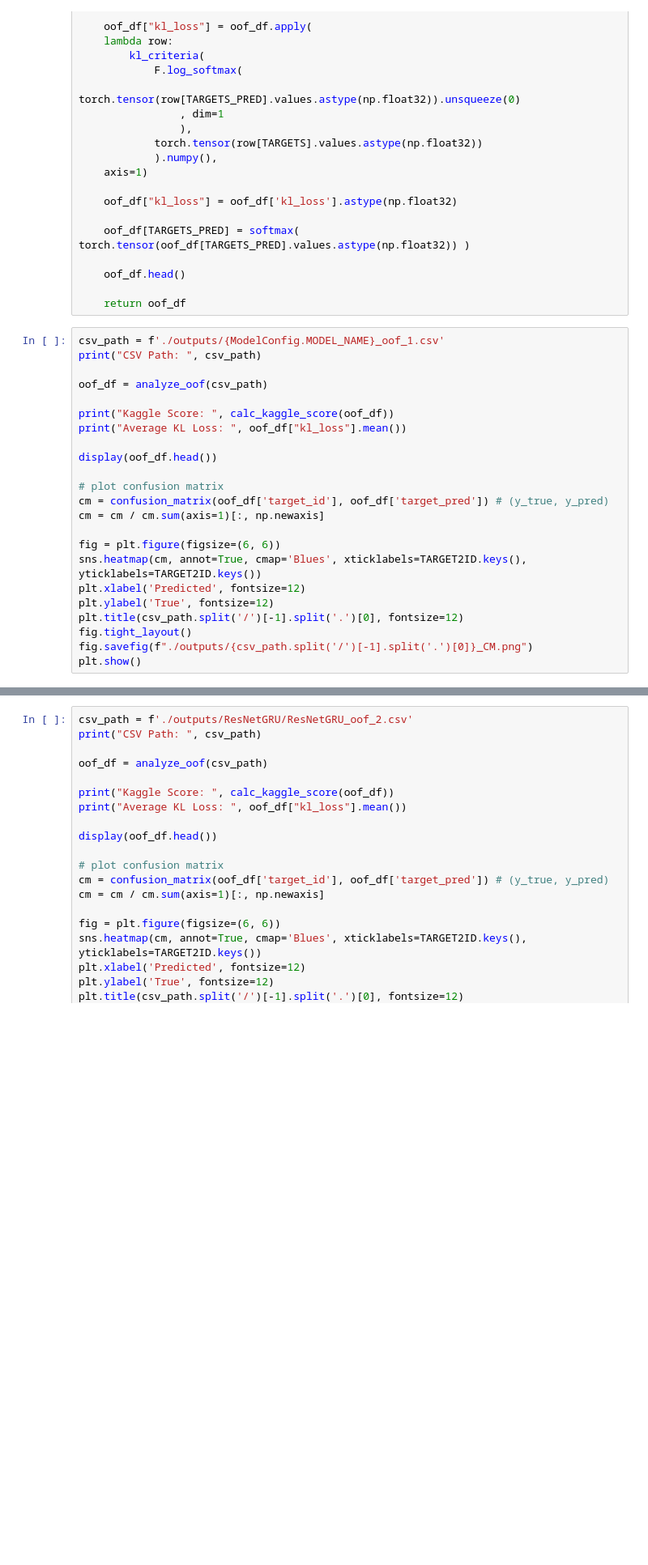
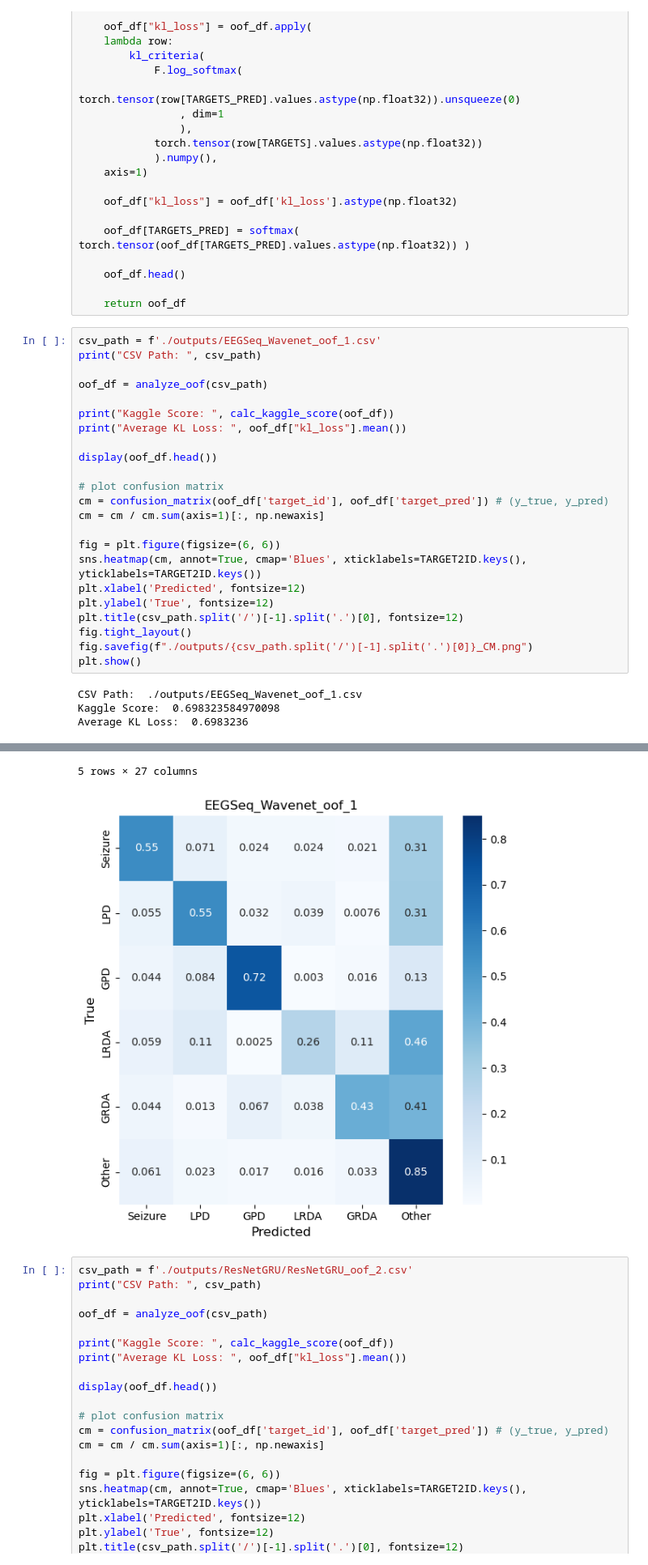
Before and after one commit to AzimuthLI/kaggle_hms, a Jupyter notebook: GAF_CNN.ipynb, the cells around one changed output, grey strips where cells are left out. Shown at 81% size. Cells and saved outputs as stored; diff of their text form; blank space fills up the shorter version.

Commit message:
add wavenet and modified ResnetGRU

```diff
--- a/GAF_CNN.ipynb
+++ b/GAF_CNN.ipynb
@@ -574,7 +576,7 @@ def analyze_oof(oof_csv):
 
     return oof_df
 # %%
-csv_path = f'./outputs/{ModelConfig.MODEL_NAME}_oof_1.csv'
+csv_path = f'./outputs/EEGSeq_Wavenet_oof_1.csv'
 print("CSV Path: ", csv_path)
 
 oof_df = analyze_oof(csv_path)
@@ -596,3 +598,7 @@ plt.title(csv_path.split('/')[-1].split('.')[0], fontsize=12)
 fig.tight_layout()
 fig.savefig(f"./outputs/{csv_path.split('/')[-1].split('.')[0]}_CM.png")
 plt.show()
+# %% [output]
+CSV Path:  ./outputs/EEGSeq_Wavenet_oof_1.csv
+Kaggle Score:  0.698323584970098
+Average KL Loss:  0.6983236
@@ -599,3 +611,5 @@ plt.show()
+5 rows × 27 columns
+[figure, added]
 # %%
 csv_path = f'./outputs/ResNetGRU/ResNetGRU_oof_2.csv'
 print("CSV Path: ", csv_path)
```
Also changed, not shown: parts of 2 cells of this notebook, 4 other files.
